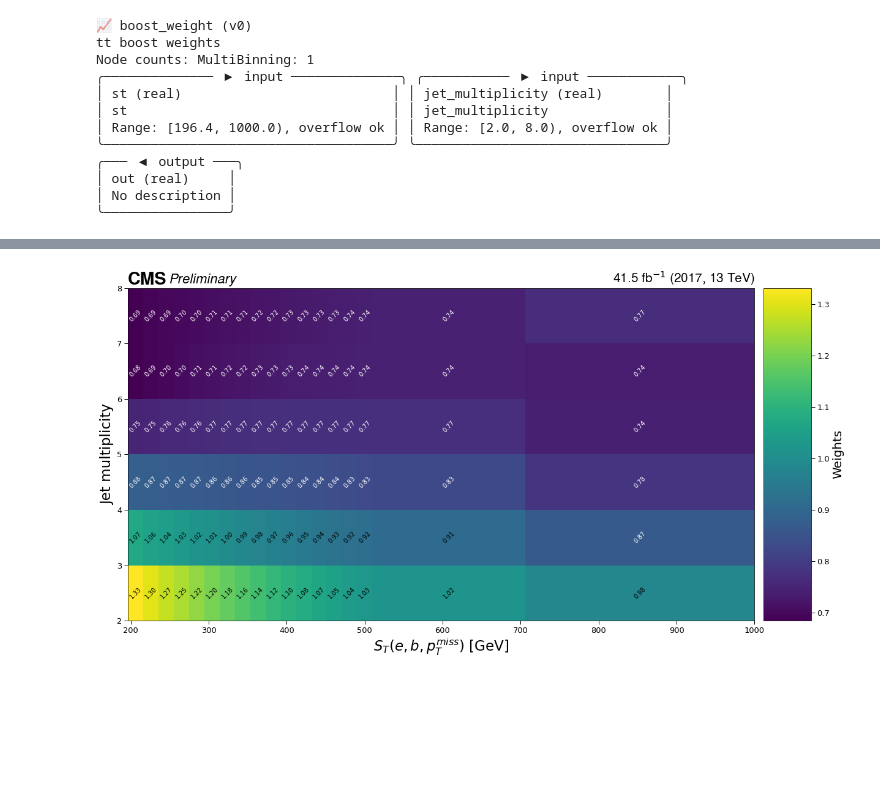
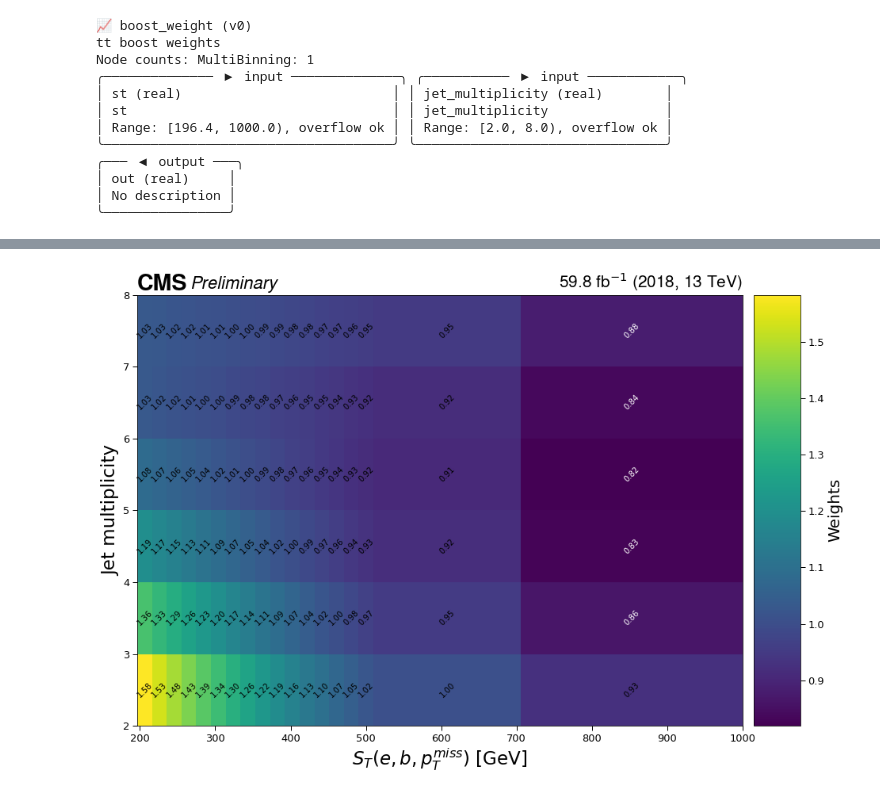
Before and after one commit to tomasate/bsm3g_coffea, a Jupyter notebook: notebooks/tt_boost_weight.ipynb, the cells around one changed output, grey strips where cells are left out. Drawn from its saved outputs; the diff is of its cells as text; code cells hidden in the pictures; blank space fills up the shorter version.

```diff
--- a/notebooks/tt_boost_weight.ipynb
+++ b/notebooks/tt_boost_weight.ipynb
@@ -13,10 +13,16 @@ from coffea.processor import accumulate
 
 with open("../analysis/postprocess/style.yaml", "r") as f:
     style = yaml.safe_load(f)
+with open("../analysis/postprocess/luminosity.yaml", "r") as f:
+    lumi = yaml.safe_load(f)
 plt.rcParams.update(style["rcParams"])
 # %%
-year = "2017"
+year = "2018"
 workflow = "2b1e"
+xlabels = {
+    "2b1mu": r"$S_T(\mu, b, p_T^{miss})$ [GeV]",
+    "2b1e": r"$S_T(e, b, p_T^{miss})$ [GeV]"
+}
 
 ph = load(f"../outputs/{workflow}/{year}/{year}_processed_histograms.coffea")
 
@@ -168,11 +176,11 @@ for y in range(SF.shape[0]-1):
     for x in range(SF.shape[1]-1):
         data_matrix[x, y] = SF[y, x]
 
-fig, ax = plt.subplots(figsize=(20, 10))
+fig, ax = plt.subplots(figsize=(15, 10))
 boost_hist = hist.Hist(*data.axes[:], data=data_matrix)
 colormesh = boost_hist.plot2d(ax=ax)
 colormesh[1].set_label("Weights", fontsize=20)
-ax.set(xlabel=r"$S_T(e, b, p_T^{miss})$ [GeV]", ylabel="Jet multiplicity")
+ax.set(xlabel=xlabels[workflow], ylabel="Jet multiplicity")
 
 for i in range(data_matrix.shape[0]):
     for j in range(data_matrix.shape[1]):
@@ -185,8 +193,8 @@ for i in range(data_matrix.shape[0]):
             col = 'k'
         ax.text(x, y, f"{val:.2f}", rotation=45, ha="center", va="center", fontsize=10, color=col)
 
-hep.cms.lumitext("41.5 fb$^{{-1}}$ (2017, 13 TeV)", fontsize=22)
+hep.cms.lumitext(f"{lumi[year] * 1e-3:.1f} fb$^{{-1}}$ ({year}, 13 TeV)", ax=ax, fontsize=22)
 hep.cms.text("Preliminary", fontsize=22)
-fig.savefig("boost_weight.png")
-fig.savefig("boost_weight.pdf")
+fig.savefig(f"boost_weight_{workflow}_{year}.png")
+fig.savefig(f"boost_weight_{workflow}_{year}.pdf")
 # %% [output]
@@ -221,39 +229,39 @@ Node counts: Formula: 1
 # %%
 st_bins = data.project("st").axes.edges[0]
 n_jets_bins = data.project("jet_multiplicity").axes.edges[0]
 st_centers = data.project("st").axes.centers[0]
 jet_centers = data.project("jet_multiplicity").axes.centers[0]
 st, jet_n = np.meshgrid(st_bins, n_jets_bins)
 SF = boost_weight.to_evaluator().evaluate(st, jet_n)
 
 data_matrix = np.zeros((len(st_bins)-1, len(n_jets_bins)-1))
 for y in range(SF.shape[0]-1):
     for x in range(SF.shape[1]-1):
         data_matrix[x, y] = SF[y, x]
 
-fig, ax = plt.subplots(figsize=(20, 10))
+fig, ax = plt.subplots(figsize=(15, 10))
 boost_hist = hist.Hist(*data.axes[:], data=data_matrix)
 colormesh = boost_hist.plot2d(ax=ax)
 colormesh[1].set_label("Weights", fontsize=20)
-ax.set(xlabel=r"$S_T(e, b, p_T^{miss})$ [GeV]", ylabel="Jet multiplicity")
+ax.set(xlabel=xlabels[workflow], ylabel="Jet multiplicity")
 
 for i in range(data_matrix.shape[0]):
     for j in range(data_matrix.shape[1]):
         val = data_matrix[i, j]
         x = st_centers[i]
         y = jet_centers[j]
         if val < 0.9 or np.isnan(val):
             col = 'w'
         else:
             col = 'k'
         ax.text(x, y, f"{val:.2f}", rotation=45, ha="center", va="center", fontsize=10, color=col)
 
-hep.cms.lumitext("41.5 fb$^{{-1}}$ (2017, 13 TeV)", fontsize=22)
+hep.cms.lumitext(f"{lumi[year] * 1e-3:.1f} fb$^{{-1}}$ ({year}, 13 TeV)", ax=ax, fontsize=22)
 hep.cms.text("Preliminary", fontsize=22)
-fig.savefig("boost_weight_poly.png")
-fig.savefig("boost_weight_poly.pdf")
+fig.savefig(f"boost_weight_poly_{workflow}_{year}.png")
+fig.savefig(f"boost_weight_poly_{workflow}_{year}.pdf")
 # %% [output]
-[figure, old version]
+[figure, new version]
 # %%
 cset = correctionlib.schemav2.CorrectionSet(
     schema_version=2,
```
Also changed, not shown: parts of 4 cells of this notebook, 2 other files.
